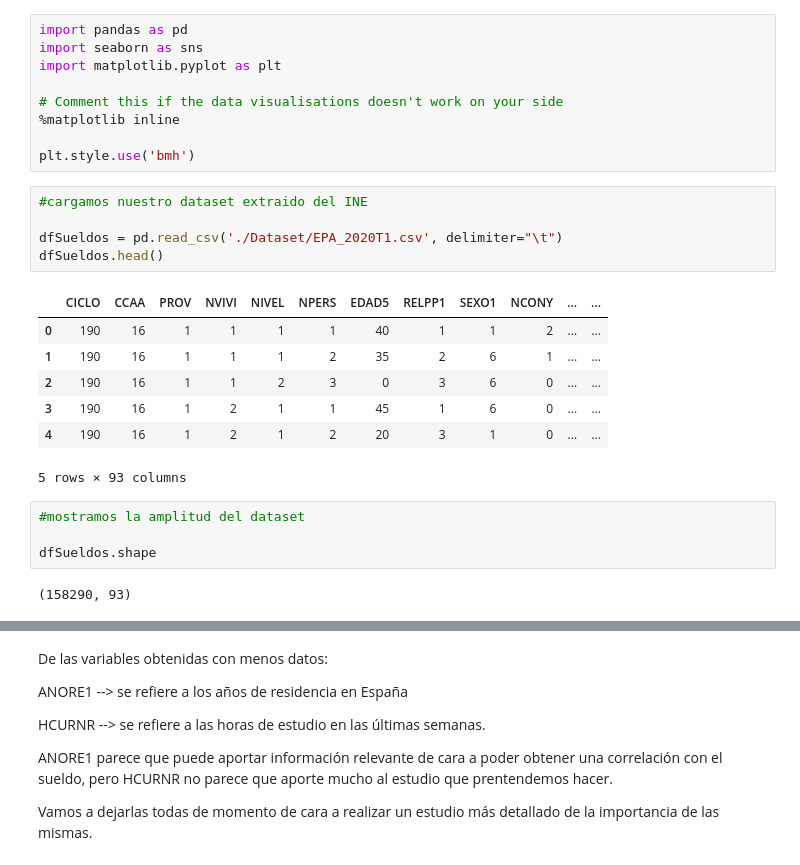
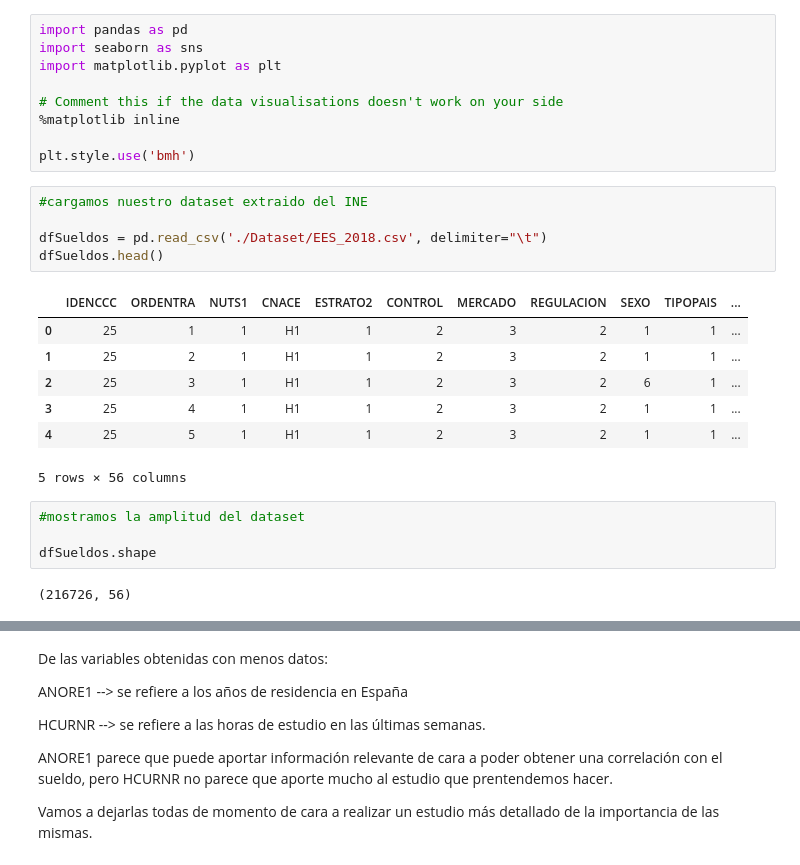
Before and after one commit to Jorge-Saura/UOC-Tipologia-Practica2, a Jupyter notebook: practica.ipynb, the cells around one changed output, grey strips where cells are left out. Drawn from its saved outputs; the diff is of its cells as text.

```diff
--- a/practica.ipynb
+++ b/practica.ipynb
@@ -10,19 +10,19 @@ plt.style.use('bmh')
 # %%
 #cargamos nuestro dataset extraido del INE
 
-dfSueldos = pd.read_csv('./Dataset/EPA_2020T1.csv', delimiter="\t")
+dfSueldos = pd.read_csv('./Dataset/EES_2018.csv', delimiter="\t")
 dfSueldos.head()
 # %% [output]
-|  | CICLO | CCAA | PROV | NVIVI | NIVEL | NPERS | EDAD5 | RELPP1 | SEXO1 | NCONY | ... | ... |
-| 0 | 190 | 16 | 1 | 1 | 1 | 1 | 40 | 1 | 1 | 2 | ... | ... |
-| 1 | 190 | 16 | 1 | 1 | 1 | 2 | 35 | 2 | 6 | 1 | ... | ... |
-| 2 | 190 | 16 | 1 | 1 | 2 | 3 | 0 | 3 | 6 | 0 | ... | ... |
-| 3 | 190 | 16 | 1 | 2 | 1 | 1 | 45 | 1 | 6 | 0 | ... | ... |
-| 4 | 190 | 16 | 1 | 2 | 1 | 2 | 20 | 3 | 1 | 0 | ... | ... |
+|  | IDENCCC | ORDENTRA | NUTS1 | CNACE | ESTRATO2 | CONTROL | MERCADO | REGULACION | SEXO | TIPOPAIS | ... |
+| 0 | 25 | 1 | 1 | H1 | 1 | 2 | 3 | 2 | 1 | 1 | ... |
+| 1 | 25 | 2 | 1 | H1 | 1 | 2 | 3 | 2 | 1 | 1 | ... |
+| 2 | 25 | 3 | 1 | H1 | 1 | 2 | 3 | 2 | 6 | 1 | ... |
+| 3 | 25 | 4 | 1 | H1 | 1 | 2 | 3 | 2 | 1 | 1 | ... |
+| 4 | 25 | 5 | 1 | H1 | 1 | 2 | 3 | 2 | 1 | 1 | ... |
-5 rows × 93 columns
+5 rows × 56 columns
 # %%
 #mostramos la amplitud del dataset
 
 dfSueldos.shape
 # %% [output]
-(158290, 93)
+(216726, 56)
```
Also changed, not shown: parts of 8 cells of this notebook, 2 other files.
